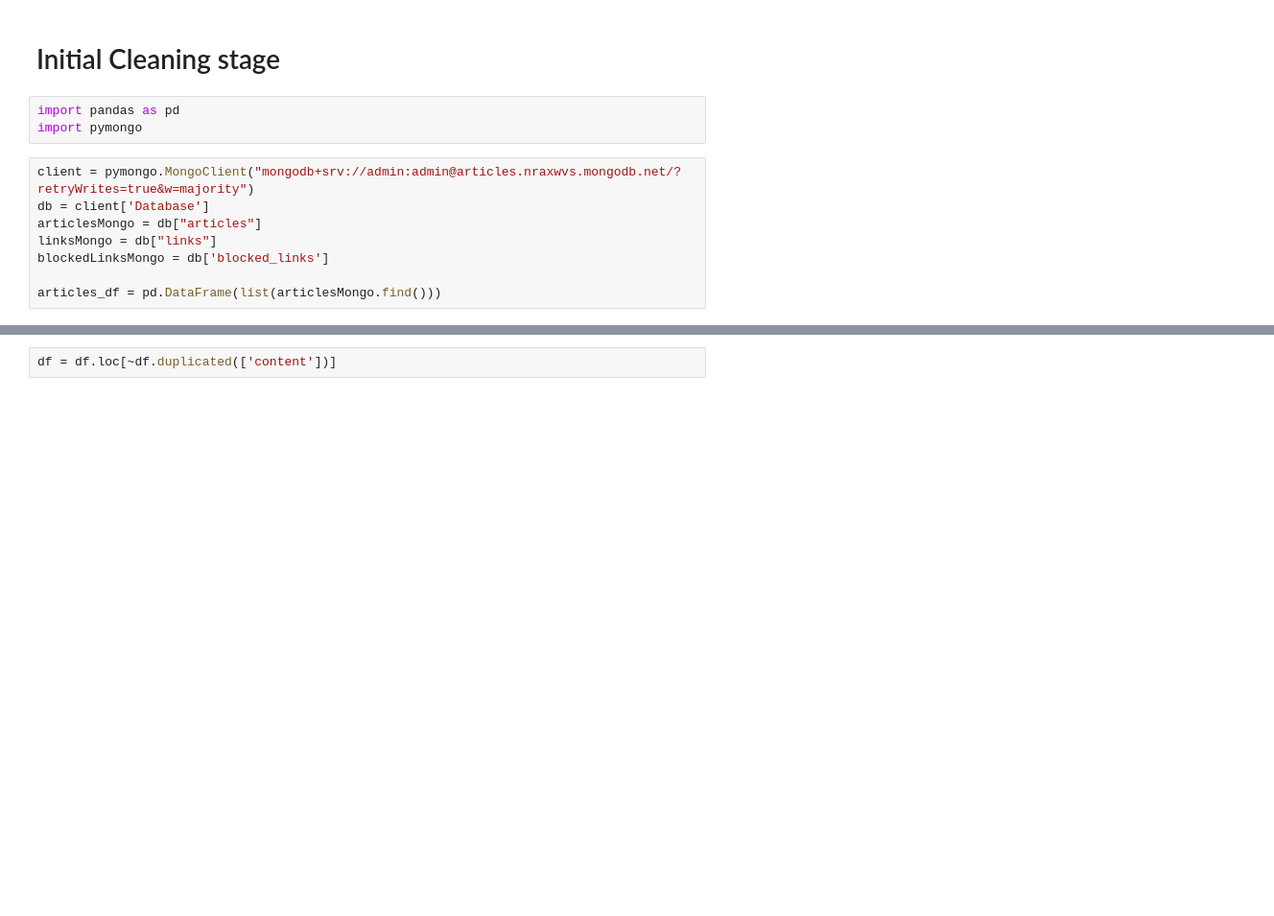
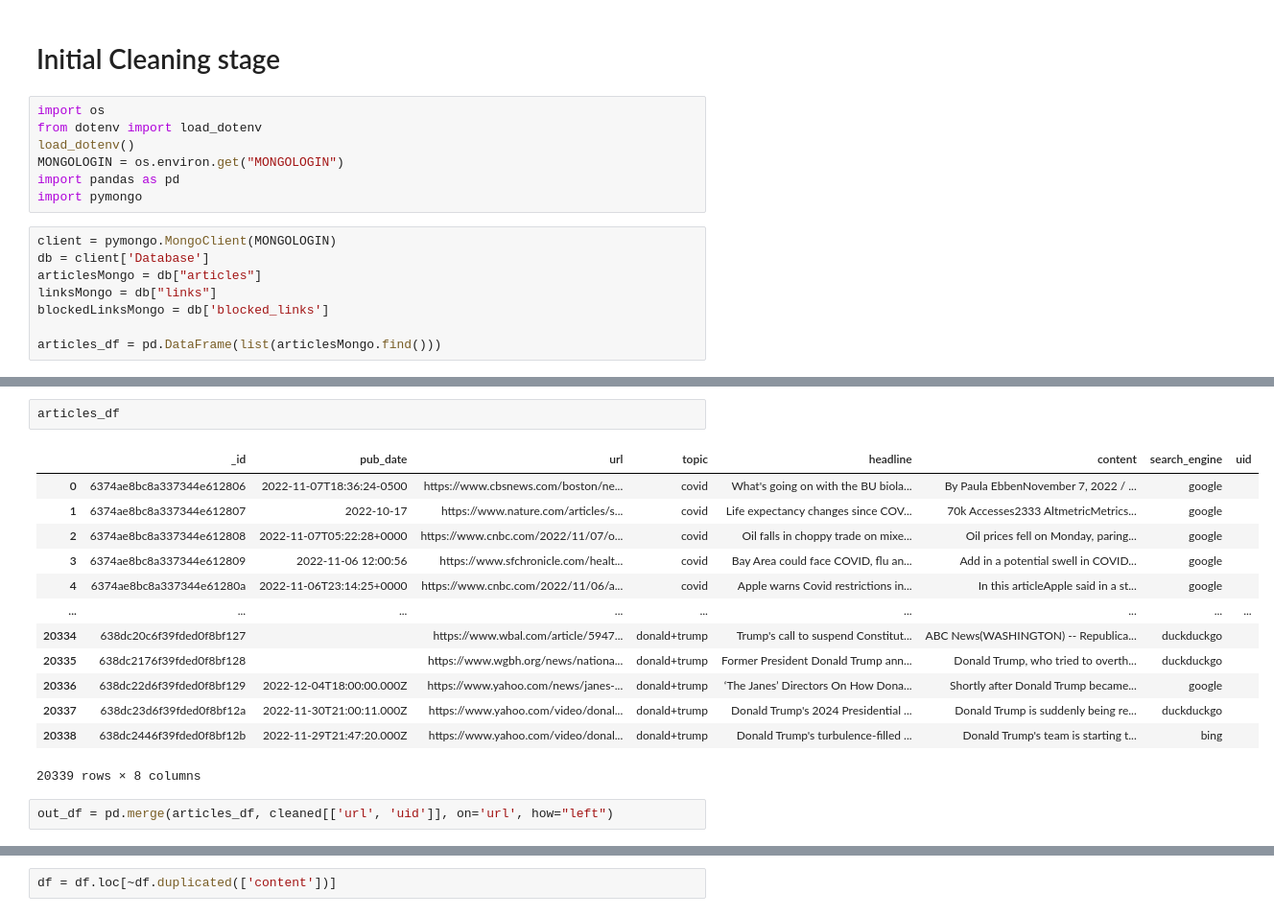
Before and after one commit to JamesStratford/News-Claim-Verification, a Jupyter notebook: FnR News - Data Cleaning - December 2022.ipynb, the cells around one changed output, grey strips where cells are left out. Shown at 96% size. Drawn from its saved outputs; the diff is of its cells as text; blank space fills up the shorter version.

```diff
--- a/FnR News - Data Cleaning - December 2022.ipynb
+++ b/FnR News - Data Cleaning - December 2022.ipynb
@@ -6,10 +6,14 @@ Drive already mounted at /content/drive; to attempt to forcibly remount, call dr
 # %% [markdown]
 # Initial Cleaning stage
 # %%
+import os
+from dotenv import load_dotenv
+load_dotenv()
+MONGOLOGIN = os.environ.get("MONGOLOGIN")
 import pandas as pd
 import pymongo
 # %%
-client = pymongo.MongoClient("mongodb+srv://admin:admin@articles.nraxwvs.mongodb.net/?retryWrites=true&w=majority")
+client = pymongo.MongoClient(MONGOLOGIN)
 db = client['Database']
 articlesMongo = db["articles"]
 linksMongo = db["links"]
@@ -24,0 +40,18 @@ df.shape
+# %%
+articles_df
+# %% [output]
+|  | _id | pub_date | url | topic | headline | content | search_engine | uid |
+| 0 | 6374ae8bc8a337344e612806 | 2022-11-07T18:36:24-0500 | https://www.cbsnews.com/boston/ne... | covid | What's going on with the BU biola... | By Paula EbbenNovember 7, 2022 / ... | google |  |
+| 1 | 6374ae8bc8a337344e612807 | 2022-10-17 | https://www.nature.com/articles/s... | covid | Life expectancy changes since COV... | 70k Accesses2333 AltmetricMetrics... | google |  |
+| 2 | 6374ae8bc8a337344e612808 | 2022-11-07T05:22:28+0000 | https://www.cnbc.com/2022/11/07/o... | covid | Oil falls in choppy trade on mixe... | Oil prices fell on Monday, paring... | google |  |
+| 3 | 6374ae8bc8a337344e612809 | 2022-11-06 12:00:56 | https://www.sfchronicle.com/healt... | covid | Bay Area could face COVID, flu an... | Add in a potential swell in COVID... | google |  |
+| 4 | 6374ae8bc8a337344e61280a | 2022-11-06T23:14:25+0000 | https://www.cnbc.com/2022/11/06/a... | covid | Apple warns Covid restrictions in... | In this articleApple said in a st... | google |  |
+| ... | ... | ... | ... | ... | ... | ... | ... | ... |
+| 20334 | 638dc20c6f39fded0f8bf127 |  | https://www.wbal.com/article/5947... | donald+trump | Trump's call to suspend Constitut... | ABC News(WASHINGTON) -- Republica... | duckduckgo |  |
+| 20335 | 638dc2176f39fded0f8bf128 |  | https://www.wgbh.org/news/nationa... | donald+trump | Former President Donald Trump ann... | Donald Trump, who tried to overth... | duckduckgo |  |
+| 20336 | 638dc22d6f39fded0f8bf129 | 2022-12-04T18:00:00.000Z | https://www.yahoo.com/news/janes-... | donald+trump | ‘The Janes’ Directors On How Dona... | Shortly after Donald Trump became... | google |  |
+| 20337 | 638dc23d6f39fded0f8bf12a | 2022-11-30T21:00:11.000Z | https://www.yahoo.com/video/donal... | donald+trump | Donald Trump's 2024 Presidential ... | Donald Trump is suddenly being re... | duckduckgo |  |
+| 20338 | 638dc2446f39fded0f8bf12b | 2022-11-29T21:47:20.000Z | https://www.yahoo.com/video/donal... | donald+trump | Donald Trump's turbulence-filled ... | Donald Trump's team is starting t... | bing |  |
+20339 rows × 8 columns
+# %%
+out_df = pd.merge(articles_df, cleaned[['url', 'uid']], on='url', how="left")
```
Also changed, not shown: parts of 16 cells of this notebook, 6 other files.
